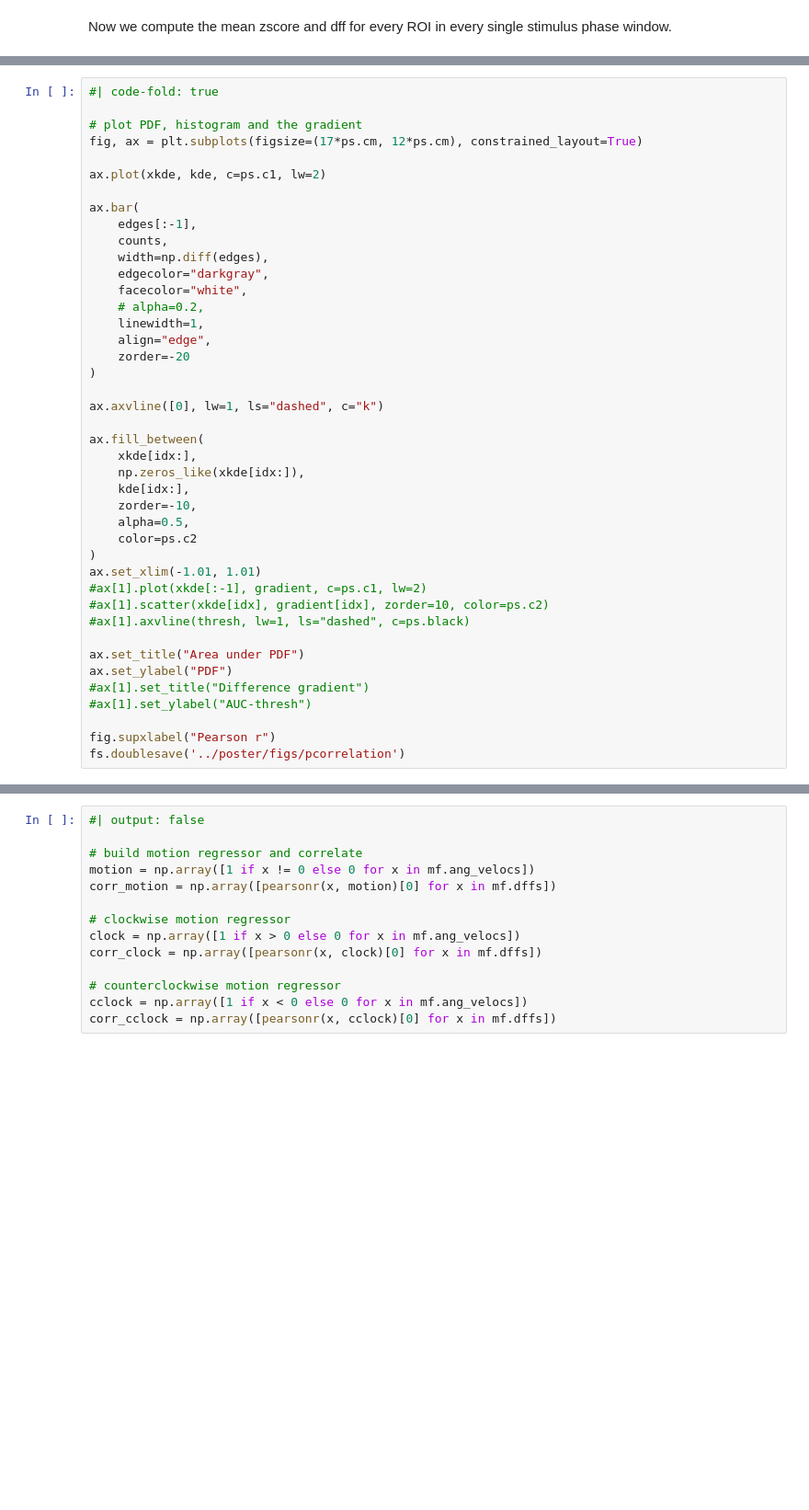
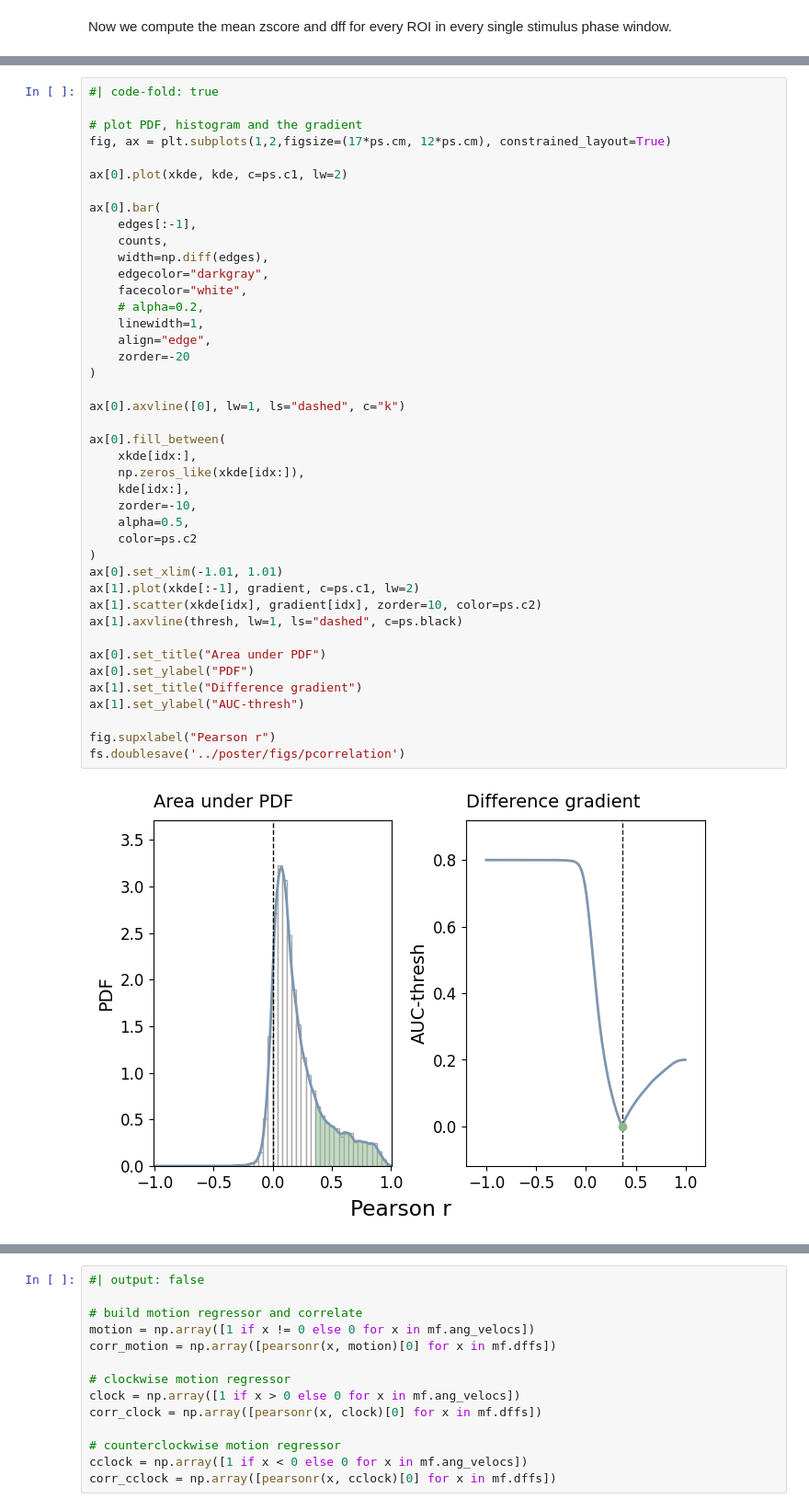
Before and after one commit to weygoldt/colorblind-directioncells, a Jupyter notebook: code/pipeline.ipynb, the cells around one changed output, grey strips where cells are left out. Shown at 92% size. Cells and saved outputs as stored; diff of their text form; blank space fills up the shorter version.

```diff
--- a/code/pipeline.ipynb
+++ b/code/pipeline.ipynb
@@ -123,42 +129,44 @@ print(f"{thresh=}")
 # %%
 #| code-fold: true
 
 # plot PDF, histogram and the gradient
-fig, ax = plt.subplots(figsize=(17*ps.cm, 12*ps.cm), constrained_layout=True)
+fig, ax = plt.subplots(1,2,figsize=(17*ps.cm, 12*ps.cm), constrained_layout=True)
 
-ax.plot(xkde, kde, c=ps.c1, lw=2)
+ax[0].plot(xkde, kde, c=ps.c1, lw=2)
 
-ax.bar(
+ax[0].bar(
     edges[:-1],
     counts,
     width=np.diff(edges),
     edgecolor="darkgray",
     facecolor="white",
     # alpha=0.2,
     linewidth=1,
     align="edge",
     zorder=-20
 )
 
-ax.axvline([0], lw=1, ls="dashed", c="k")
+ax[0].axvline([0], lw=1, ls="dashed", c="k")
 
-ax.fill_between(
+ax[0].fill_between(
     xkde[idx:],
     np.zeros_like(xkde[idx:]),
     kde[idx:],
     zorder=-10,
     alpha=0.5,
     color=ps.c2
 )
-ax.set_xlim(-1.01, 1.01)
-#ax[1].plot(xkde[:-1], gradient, c=ps.c1, lw=2)
-#ax[1].scatter(xkde[idx], gradient[idx], zorder=10, color=ps.c2)
-#ax[1].axvline(thresh, lw=1, ls="dashed", c=ps.black)
+ax[0].set_xlim(-1.01, 1.01)
+ax[1].plot(xkde[:-1], gradient, c=ps.c1, lw=2)
+ax[1].scatter(xkde[idx], gradient[idx], zorder=10, color=ps.c2)
+ax[1].axvline(thresh, lw=1, ls="dashed", c=ps.black)
 
-ax.set_title("Area under PDF")
-ax.set_ylabel("PDF")
-#ax[1].set_title("Difference gradient")
-#ax[1].set_ylabel("AUC-thresh")
+ax[0].set_title("Area under PDF")
+ax[0].set_ylabel("PDF")
+ax[1].set_title("Difference gradient")
+ax[1].set_ylabel("AUC-thresh")
 
 fig.supxlabel("Pearson r")
 fs.doublesave('../poster/figs/pcorrelation')
+# %% [output]
+[figure, added]
```
Also changed, not shown: parts of 24 cells of this notebook, 13 other files.
